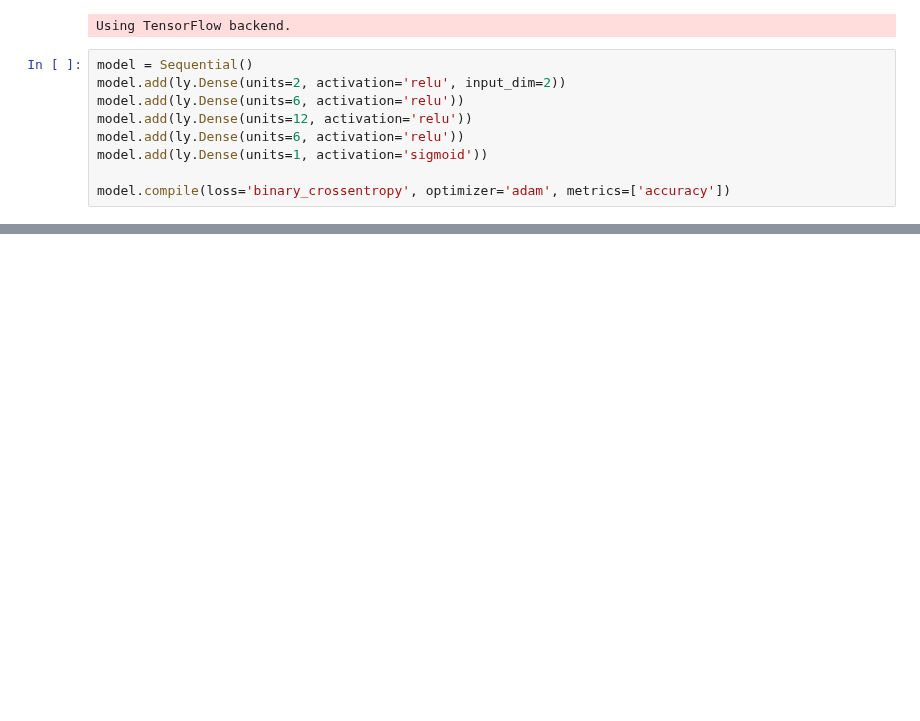
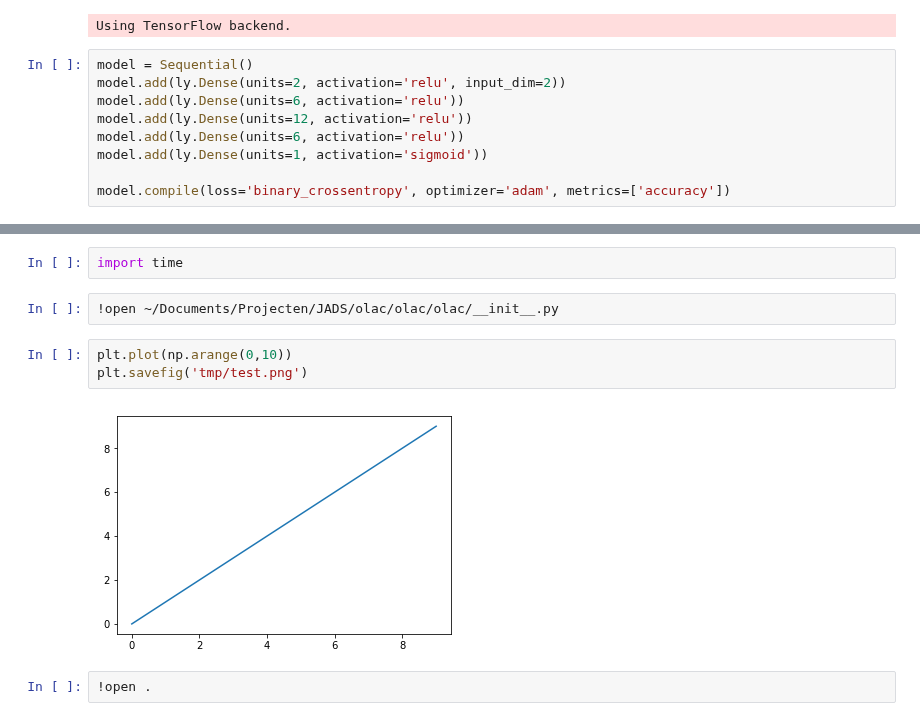
Before and after one commit to AndreasAlam/olac, a Jupyter notebook: notebooks/sbe_pitch_demo.ipynb, the cells around one changed output, grey strips where cells are left out. Drawn from its saved outputs; the diff is of its cells as text; blank space fills up the shorter version.

```diff
--- a/notebooks/sbe_pitch_demo.ipynb
+++ b/notebooks/sbe_pitch_demo.ipynb
@@ -32,0 +31,11 @@ KeyboardInterrupt:
+# %%
+import time
+# %%
+!open ~/Documents/Projecten/JADS/olac/olac/olac/__init__.py
+# %%
+plt.plot(np.arange(0,10))
+plt.savefig('tmp/test.png')
+# %% [output]
+[figure, added]
+# %%
+!open .
```
Also changed, not shown: parts of 8 cells of this notebook, 3 other files.
